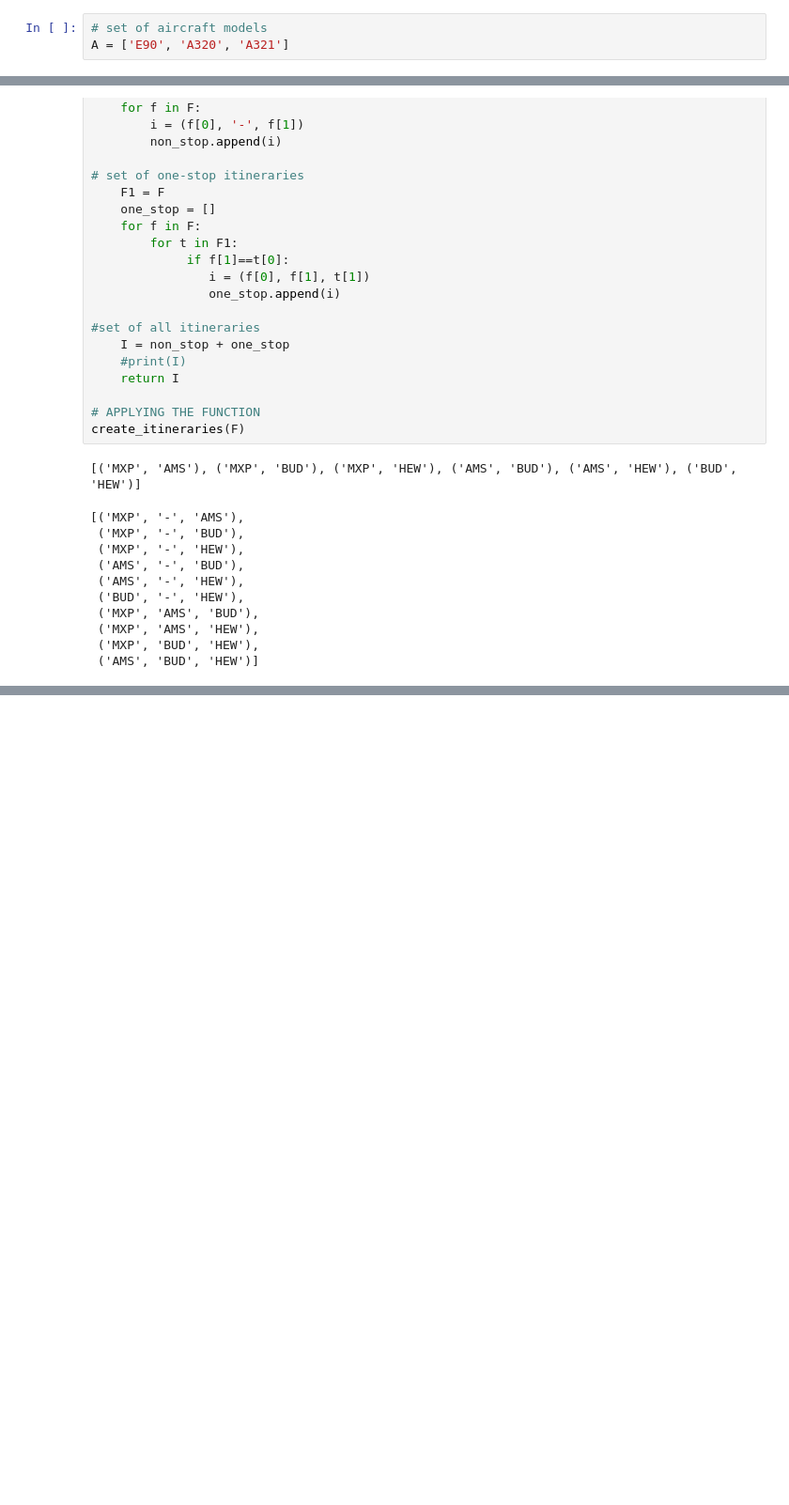
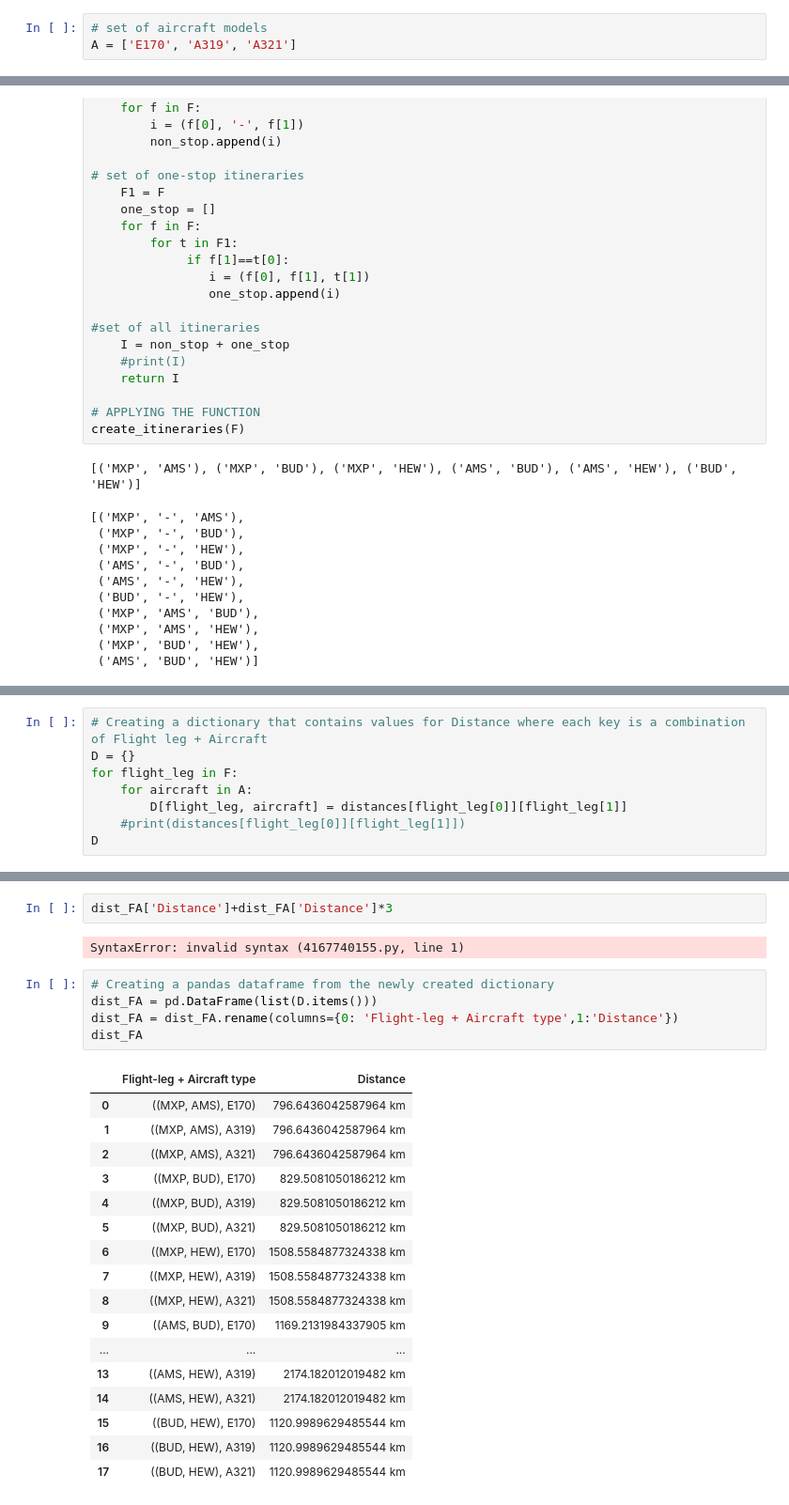
Before and after one commit to GiadaBarzaghi/MSc-Dissertation-, a Jupyter notebook: 202110_MODEL2_itineraries | fixed demand.ipynb, the cells around one changed output, grey strips where cells are left out. Shown at 94% size. Cells and saved outputs as stored; diff of their text form; blank space fills up the shorter version.

```diff
--- a/202110_MODEL2_itineraries | fixed demand.ipynb
+++ b/202110_MODEL2_itineraries | fixed demand.ipynb
@@ -25,7 +25,7 @@ from geopy.distance import great_circle
 ### SETS
 # %%
 # set of aircraft models
-A = ['E90', 'A320', 'A321']
+A = ['E170', 'A319', 'A321']
 # %%
 # set of flights
 F = [('A','B'),('B','C'),('A','C')]
@@ -398,0 +396,8 @@ create_itineraries(F)
+# %%
+# Creating a dictionary that contains values for Distance where each key is a combination of Flight leg + Aircraft
+D = {}
+for flight_leg in F:
+    for aircraft in A:
+        D[flight_leg, aircraft] = distances[flight_leg[0]][flight_leg[1]]
+    #print(distances[flight_leg[0]][flight_leg[1]])
+D
@@ -398,0 +423,27 @@ create_itineraries(F)
+# %%
+dist_FA['Distance']+dist_FA['Distance']*3
+# %% [output]
+SyntaxError: invalid syntax (4167740155.py, line 1)
+# %%
+# Creating a pandas dataframe from the newly created dictionary
+dist_FA = pd.DataFrame(list(D.items()))
+dist_FA = dist_FA.rename(columns={0: 'Flight-leg + Aircraft type',1:'Distance'})
+dist_FA
+# %% [output]
+|  | Flight-leg + Aircraft type | Distance |
+| 0 | ((MXP, AMS), E170) | 796.6436042587964 km |
+| 1 | ((MXP, AMS), A319) | 796.6436042587964 km |
+| 2 | ((MXP, AMS), A321) | 796.6436042587964 km |
+| 3 | ((MXP, BUD), E170) | 829.5081050186212 km |
+| 4 | ((MXP, BUD), A319) | 829.5081050186212 km |
+| 5 | ((MXP, BUD), A321) | 829.5081050186212 km |
+| 6 | ((MXP, HEW), E170) | 1508.5584877324338 km |
+| 7 | ((MXP, HEW), A319) | 1508.5584877324338 km |
+| 8 | ((MXP, HEW), A321) | 1508.5584877324338 km |
+| 9 | ((AMS, BUD), E170) | 1169.2131984337905 km |
+| ... | ... | ... |
+| 13 | ((AMS, HEW), A319) | 2174.182012019482 km |
+| 14 | ((AMS, HEW), A321) | 2174.182012019482 km |
+| 15 | ((BUD, HEW), E170) | 1120.9989629485544 km |
+| 16 | ((BUD, HEW), A319) | 1120.9989629485544 km |
+| 17 | ((BUD, HEW), A321) | 1120.9989629485544 km |
```
Also changed, not shown: parts of 13 cells of this notebook.
